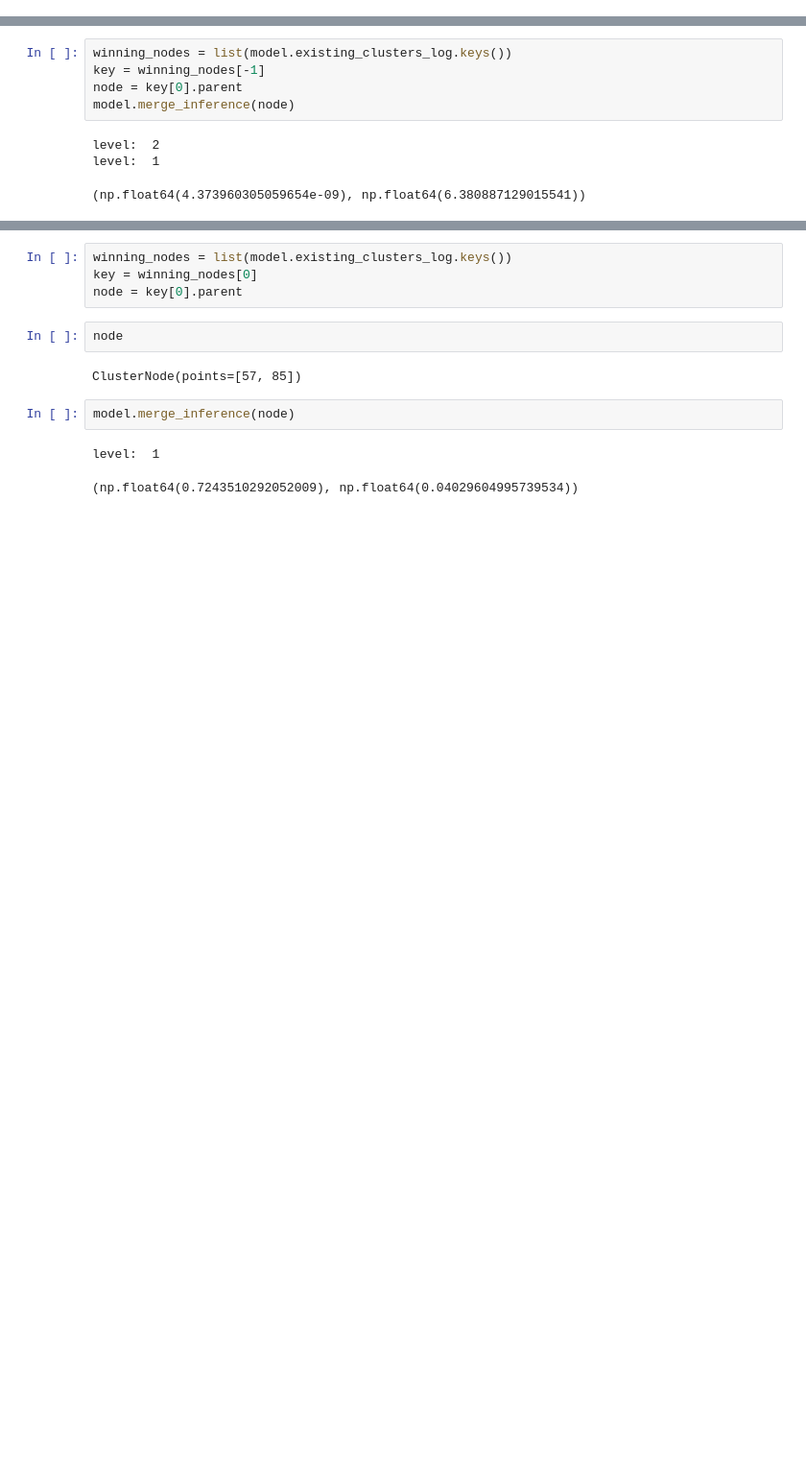
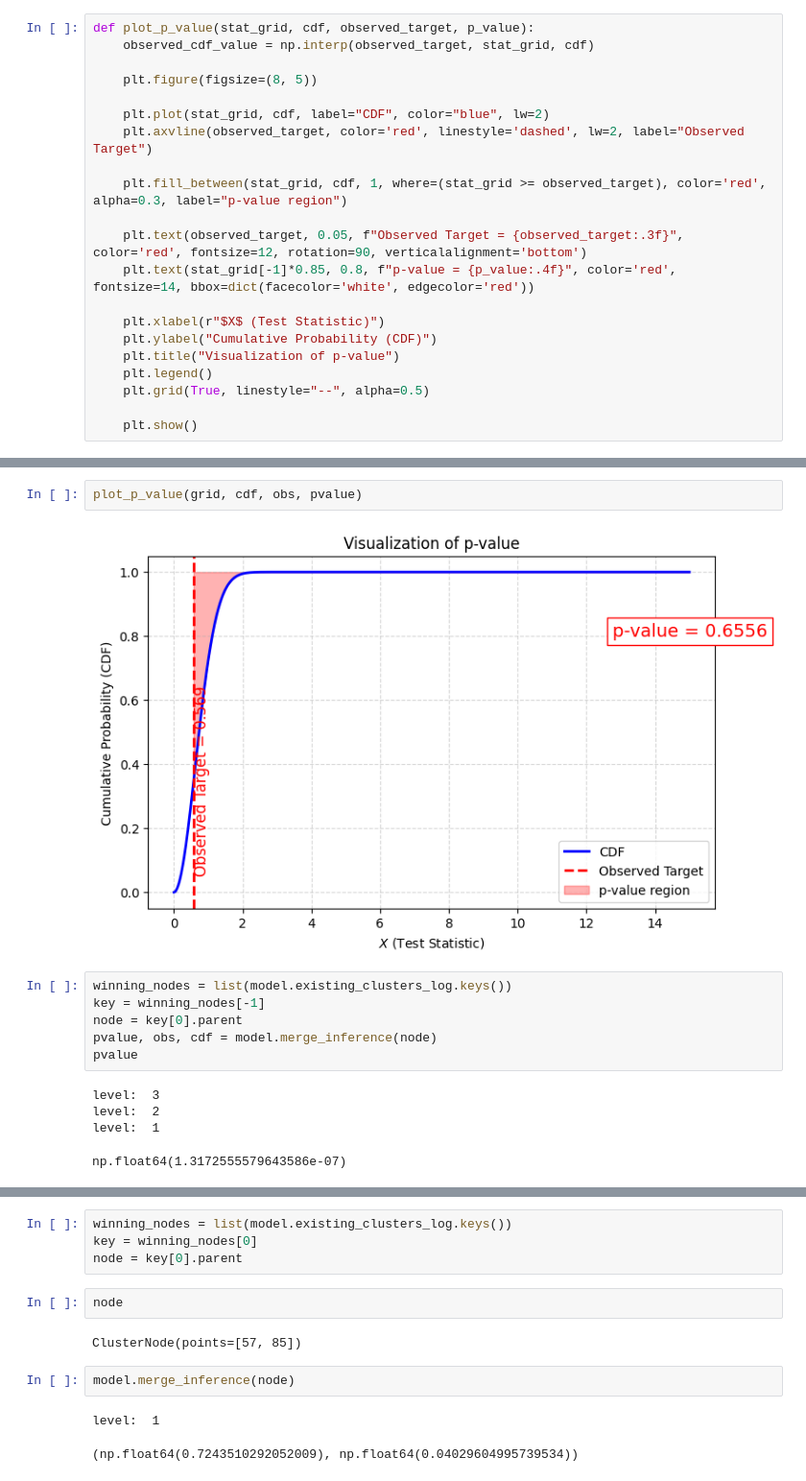
Before and after one commit to judywu4800/SI_HierarchicalClustering, a Jupyter notebook: test_file.ipynb, the cells around one changed output, grey strips where cells are left out. Shown: that part at 96% size. Drawn from its saved outputs; the diff is of its cells as text; blank space fills up the shorter version.

```diff
--- a/test_file.ipynb
+++ b/test_file.ipynb
@@ -6,0 +73,21 @@ from sklearn.metrics import silhouette_score
+# %%
+def plot_p_value(stat_grid, cdf, observed_target, p_value):
+    observed_cdf_value = np.interp(observed_target, stat_grid, cdf)
+
+    plt.figure(figsize=(8, 5))
+
+    plt.plot(stat_grid, cdf, label="CDF", color="blue", lw=2)
+    plt.axvline(observed_target, color='red', linestyle='dashed', lw=2, label="Observed Target")
+
+    plt.fill_between(stat_grid, cdf, 1, where=(stat_grid >= observed_target), color='red', alpha=0.3, label="p-value region")
+
+    plt.text(observed_target, 0.05, f"Observed Target = {observed_target:.3f}", color='red', fontsize=12, rotation=90, verticalalignment='bottom')
+    plt.text(stat_grid[-1]*0.85, 0.8, f"p-value = {p_value:.4f}", color='red', fontsize=14, bbox=dict(facecolor='white', edgecolor='red'))
+
+    plt.xlabel(r"$X$ (Test Statistic)")
+    plt.ylabel("Cumulative Probability (CDF)")
+    plt.title("Visualization of p-value")
+    plt.legend()
+    plt.grid(True, linestyle="--", alpha=0.5)
+
+    plt.show()
@@ -41,9 +131,15 @@ level:  1
+# %%
+plot_p_value(grid, cdf, obs, pvalue)
+# %% [output]
+[figure, added]
 # %%
 winning_nodes = list(model.existing_clusters_log.keys())
 key = winning_nodes[-1]
 node = key[0].parent
-model.merge_inference(node)
+pvalue, obs, cdf = model.merge_inference(node)
+pvalue
 # %% [output]
+level:  3
 level:  2
 level:  1
-(np.float64(4.373960305059654e-09), np.float64(6.380887129015541))
+np.float64(1.3172555579643586e-07)
```
Also changed, not shown: parts of 14 cells of this notebook, 1 other file.
